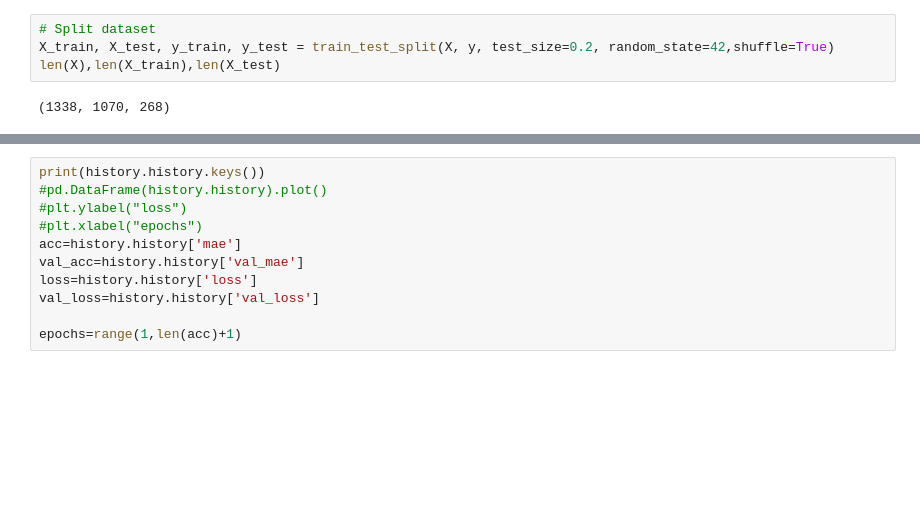
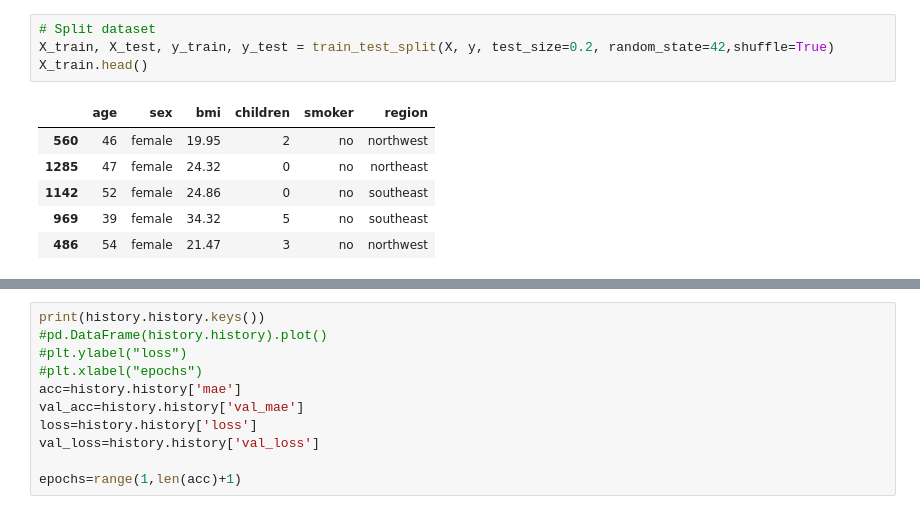
Before and after one commit to PeterPirog/tensorflow-deep-learning, a Jupyter notebook: 01_regression_v2.ipynb, the cells around one changed output, grey strips where cells are left out. Drawn from its saved outputs; the diff is of its cells as text; blank space fills up the shorter version.

```diff
--- a/01_regression_v2.ipynb
+++ b/01_regression_v2.ipynb
@@ -37,6 +60,11 @@ X.head()
 # %%
 # Split dataset
 X_train, X_test, y_train, y_test = train_test_split(X, y, test_size=0.2, random_state=42,shuffle=True)
-len(X),len(X_train),len(X_test)
+X_train.head()
 # %% [output]
-(1338, 1070, 268)
+|  | age | sex | bmi | children | smoker | region |
+| 560 | 46 | female | 19.95 | 2 | no | northwest |
+| 1285 | 47 | female | 24.32 | 0 | no | northeast |
+| 1142 | 52 | female | 24.86 | 0 | no | southeast |
+| 969 | 39 | female | 34.32 | 5 | no | southeast |
+| 486 | 54 | female | 21.47 | 3 | no | northwest |
```
Also changed, not shown: parts of 12 cells of this notebook.
